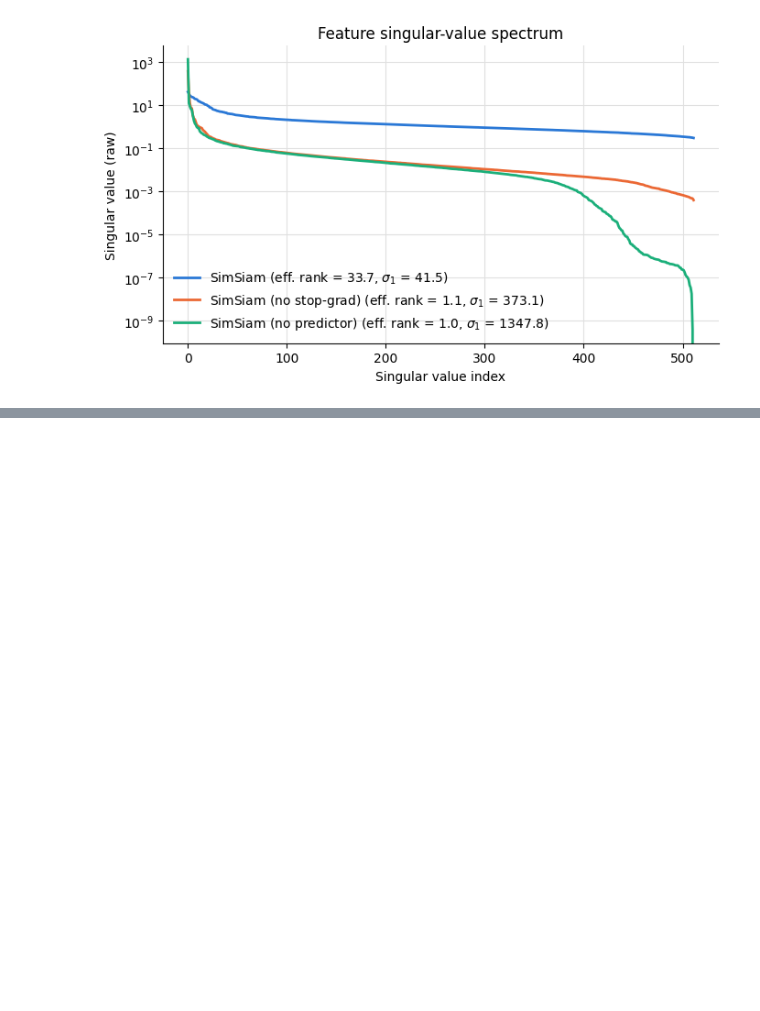
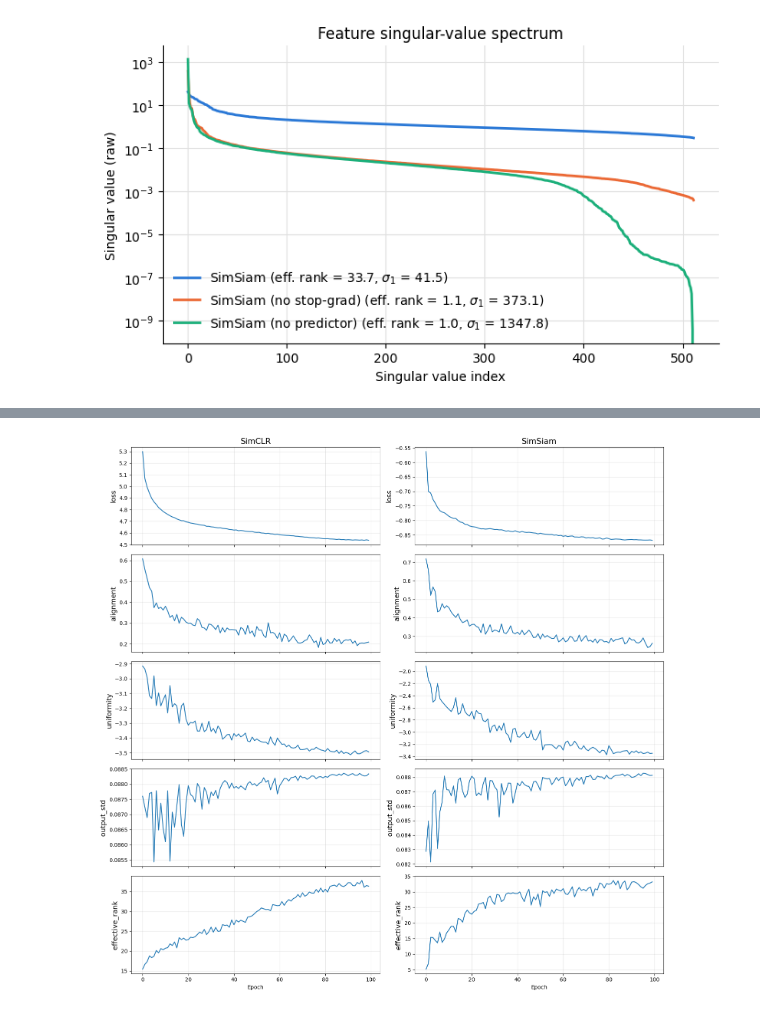
Before and after one commit to aarush-khirwadkar/random-stuff, a Jupyter notebook: stat578/mini-project-1/miniproject1_starter/plots.ipynb, the cells around one changed output, grey strips where cells are left out. Drawn from its saved outputs; the diff is of its cells as text; code cells hidden in the pictures; blank space fills up the shorter version.

```diff
--- a/stat578/mini-project-1/miniproject1_starter/plots.ipynb
+++ b/stat578/mini-project-1/miniproject1_starter/plots.ipynb
@@ -94,0 +137,42 @@ plt.show()
+# %%
+metrics = [
+    "loss",
+    "alignment",
+    "uniformity",
+    "output_std",
+    "effective_rank"
+]
+
+fig, axes = plt.subplots(
+    nrows=5,
+    ncols=2,
+    figsize=(15, 15),
+    sharex=True
+)
+
+for i, metric in enumerate(metrics):
+
+    # SimCLR
+    axes[i, 0].plot(simclr["epoch"], simclr[metric])
+    axes[i, 0].set_ylabel(metric,fontsize=13)
+    axes[i, 0].grid(alpha=0.3)
+
+    # SimSiam
+    axes[i, 1].plot(simsiam["epoch"], simsiam[metric])
+    axes[i, 1].set_ylabel(metric,fontsize=13)
+    axes[i, 1].grid(alpha=0.3)
+
+    # Column titles
+    if i == 0:
+        axes[i, 0].set_title("SimCLR", fontsize=15)
+        axes[i, 1].set_title("SimSiam", fontsize=15)
+
+# x-axis label only on bottom row
+axes[-1, 0].set_xlabel("Epoch")
+axes[-1, 1].set_xlabel("Epoch")
+
+
+plt.tight_layout(rect=[0, 0, 1, 0.98])
+plt.show()
+# %% [output]
+[figure, added]
```
Also changed, not shown: parts of 4 cells of this notebook.
